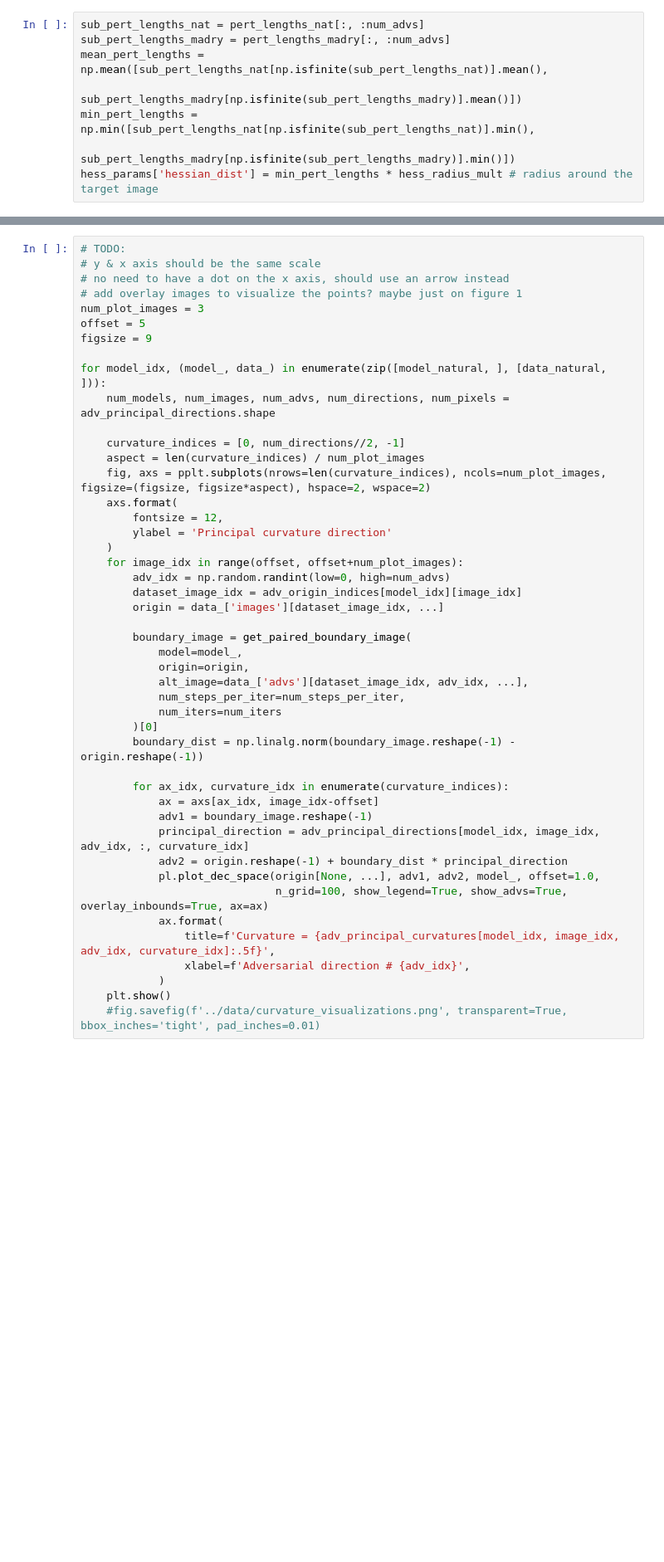
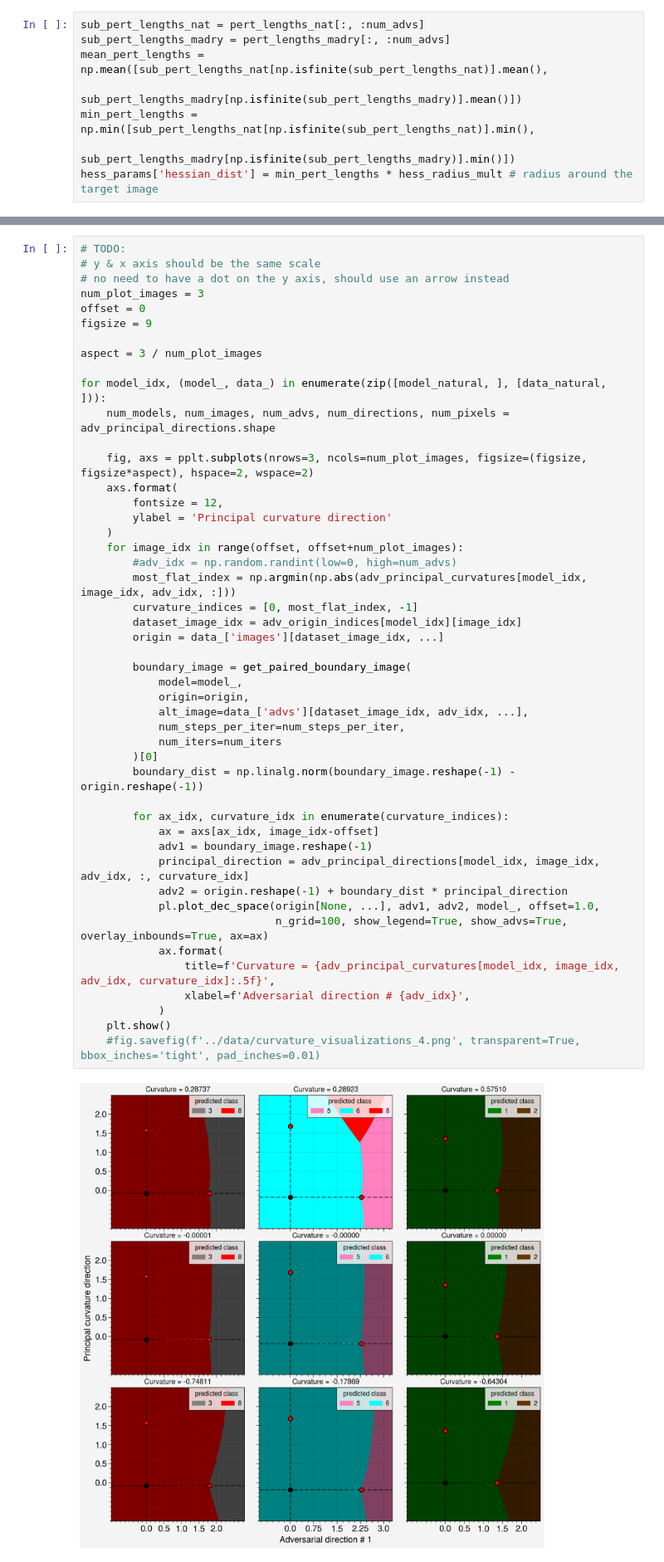
Before and after one commit to david-schu/TheGeometryOfAdversarialSubspaces, a Jupyter notebook: Curvature/subspace_curvature.ipynb, the cells around one changed output, grey strips where cells are left out. Shown: that part at 83% size. Saved outputs shown, nothing was run; the diff lists cells and outputs as text; blank space fills up the shorter version.

```diff
--- a/Curvature/subspace_curvature.ipynb
+++ b/Curvature/subspace_curvature.ipynb
@@ -446,46 +516,49 @@ plt.show()
 # %%
 # TODO:
 # y & x axis should be the same scale
-# no need to have a dot on the x axis, should use an arrow instead
-# add overlay images to visualize the points? maybe just on figure 1
+# no need to have a dot on the y axis, should use an arrow instead
 num_plot_images = 3
-offset = 5
+offset = 0
 figsize = 9
+
+aspect = 3 / num_plot_images
 
 for model_idx, (model_, data_) in enumerate(zip([model_natural, ], [data_natural, ])):
     num_models, num_images, num_advs, num_directions, num_pixels = adv_principal_directions.shape
 
-    curvature_indices = [0, num_directions//2, -1]
-    aspect = len(curvature_indices) / num_plot_images
-    fig, axs = pplt.subplots(nrows=len(curvature_indices), ncols=num_plot_images, figsize=(figsize, figsize*aspect), hspace=2, wspace=2)
+    fig, axs = pplt.subplots(nrows=3, ncols=num_plot_images, figsize=(figsize, figsize*aspect), hspace=2, wspace=2)
     axs.format(
         fontsize = 12,
         ylabel = 'Principal curvature direction'
     )
     for image_idx in range(offset, offset+num_plot_images):
-        adv_idx = np.random.randint(low=0, high=num_advs)
+        #adv_idx = np.random.randint(low=0, high=num_advs)
+        most_flat_index = np.argmin(np.abs(adv_principal_curvatures[model_idx, image_idx, adv_idx, :]))
+        curvature_indices = [0, most_flat_index, -1]
         dataset_image_idx = adv_origin_indices[model_idx][image_idx]
         origin = data_['images'][dataset_image_idx, ...]
 
         boundary_image = get_paired_boundary_image(
             model=model_,
             origin=origin,
             alt_image=data_['advs'][dataset_image_idx, adv_idx, ...],
             num_steps_per_iter=num_steps_per_iter,
             num_iters=num_iters
         )[0]
         boundary_dist = np.linalg.norm(boundary_image.reshape(-1) - origin.reshape(-1))
 
         for ax_idx, curvature_idx in enumerate(curvature_indices):
             ax = axs[ax_idx, image_idx-offset]
             adv1 = boundary_image.reshape(-1)
             principal_direction = adv_principal_directions[model_idx, image_idx, adv_idx, :, curvature_idx]
             adv2 = origin.reshape(-1) + boundary_dist * principal_direction
             pl.plot_dec_space(origin[None, ...], adv1, adv2, model_, offset=1.0,
                               n_grid=100, show_legend=True, show_advs=True, overlay_inbounds=True, ax=ax)
             ax.format(
                 title=f'Curvature = {adv_principal_curvatures[model_idx, image_idx, adv_idx, curvature_idx]:.5f}',
                 xlabel=f'Adversarial direction # {adv_idx}',
             )
     plt.show()
-    #fig.savefig(f'../data/curvature_visualizations.png', transparent=True, bbox_inches='tight', pad_inches=0.01)
+    #fig.savefig(f'../data/curvature_visualizations_4.png', transparent=True, bbox_inches='tight', pad_inches=0.01)
+# %% [output]
+[figure, added]
```
Also changed, not shown: parts of 9 cells of this notebook, 2 other files.
